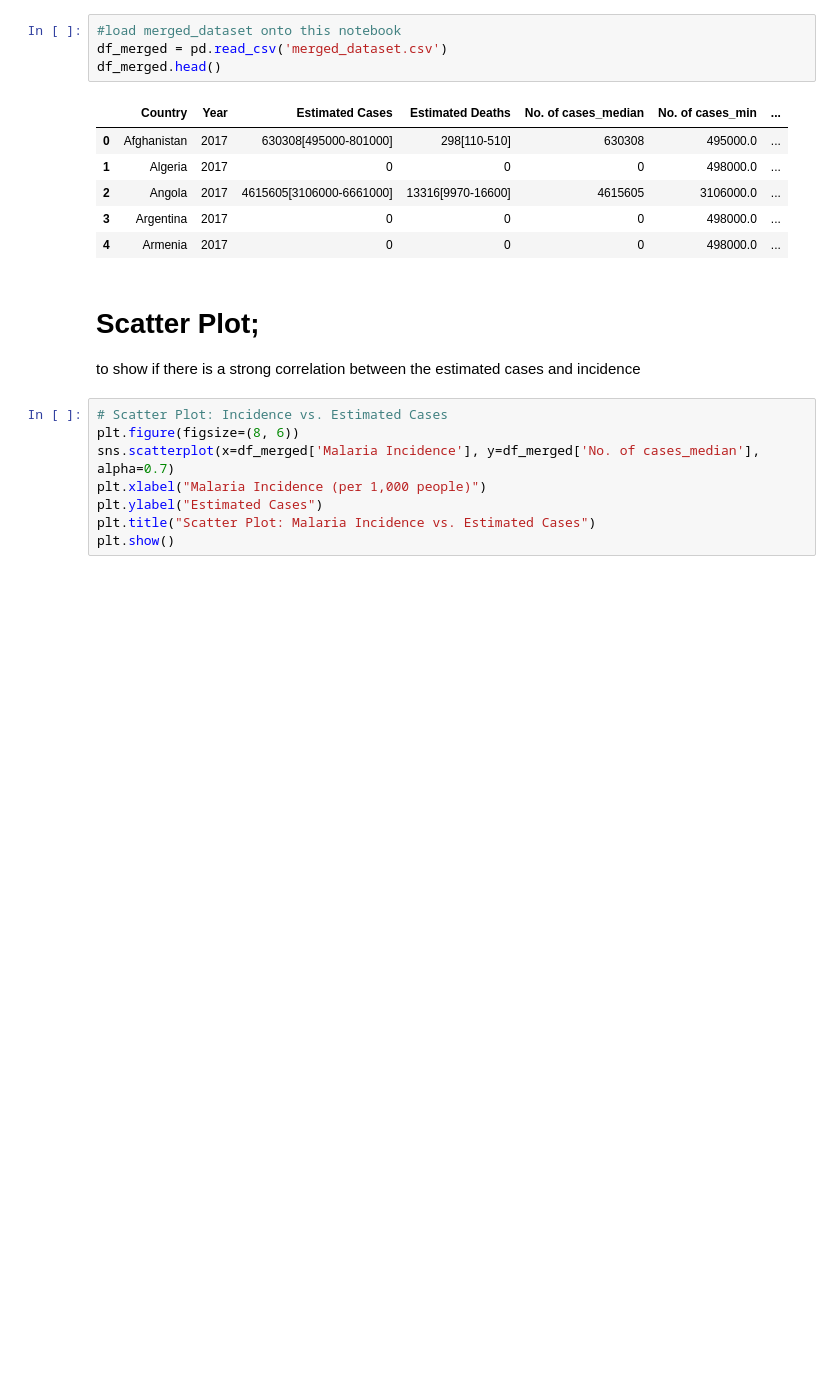
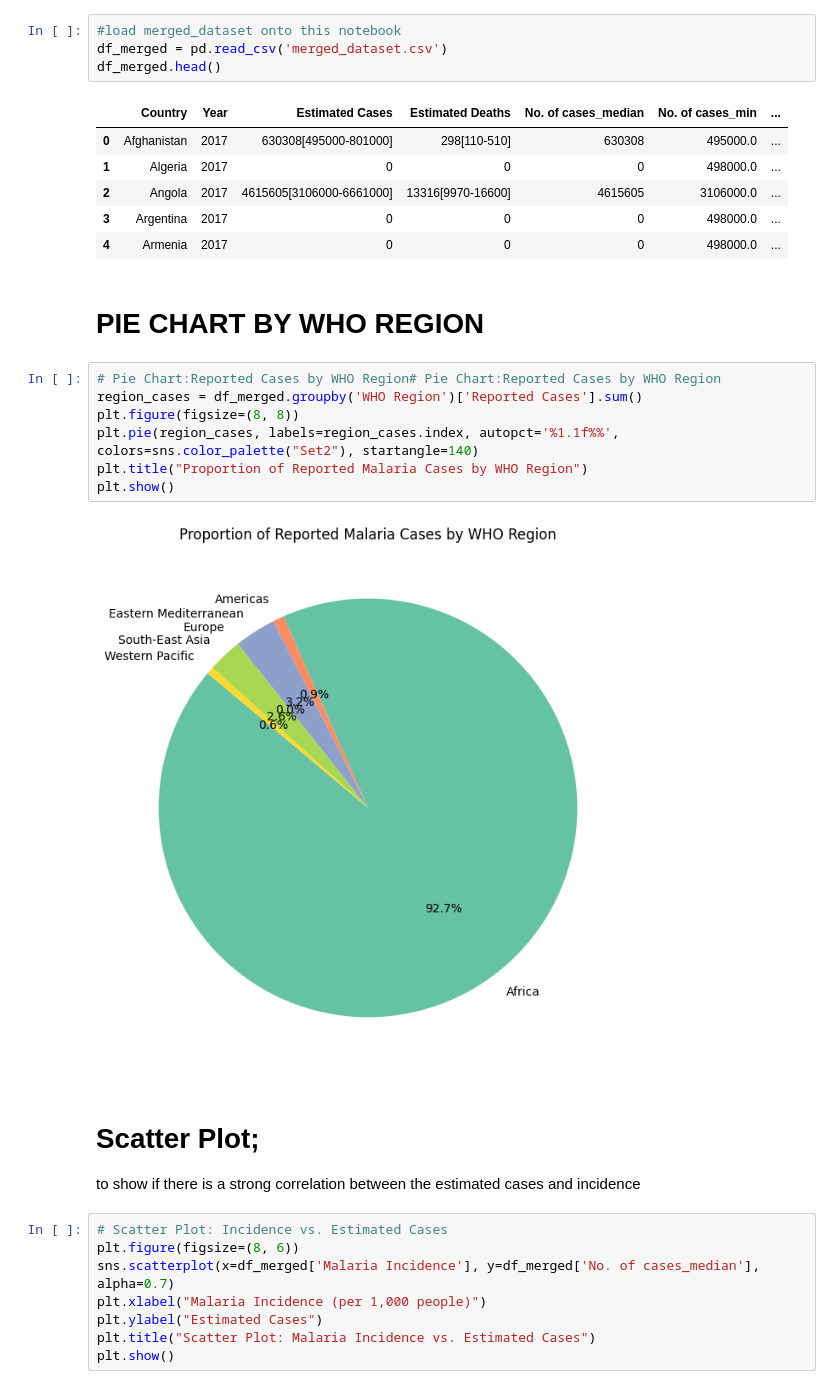
Before and after one commit to UmmH3/malaria-health, a Jupyter notebook: jupyter_notebooks/Visualisation.ipynb, the cells around one changed output. Drawn from its saved outputs; the diff is of its cells as text; blank space fills up the shorter version.

Commit message:
Pie chart

```diff
--- a/jupyter_notebooks/Visualisation.ipynb
+++ b/jupyter_notebooks/Visualisation.ipynb
@@ -19,6 +19,17 @@ df_merged.head()
 | 2 | Angola | 2017 | 4615605[3106000-6661000] | 13316[9970-16600] | 4615605 | 3106000.0 | ... |
 | 3 | Argentina | 2017 | 0 | 0 | 0 | 498000.0 | ... |
 | 4 | Armenia | 2017 | 0 | 0 | 0 | 498000.0 | ... |
+# %% [markdown]
+# PIE CHART BY WHO REGION
+# %%
+# Pie Chart:Reported Cases by WHO Region# Pie Chart:Reported Cases by WHO Region
+region_cases = df_merged.groupby('WHO Region')['Reported Cases'].sum()
+plt.figure(figsize=(8, 8))
+plt.pie(region_cases, labels=region_cases.index, autopct='%1.1f%%', colors=sns.color_palette("Set2"), startangle=140)
+plt.title("Proportion of Reported Malaria Cases by WHO Region")
+plt.show()
+# %% [output]
+[figure, added]
 # %% [markdown]
 # Scatter Plot;
 to show if there is a strong correlation between the estimated cases and incidence
```
Also changed, not shown: parts of 5 cells of this notebook.
